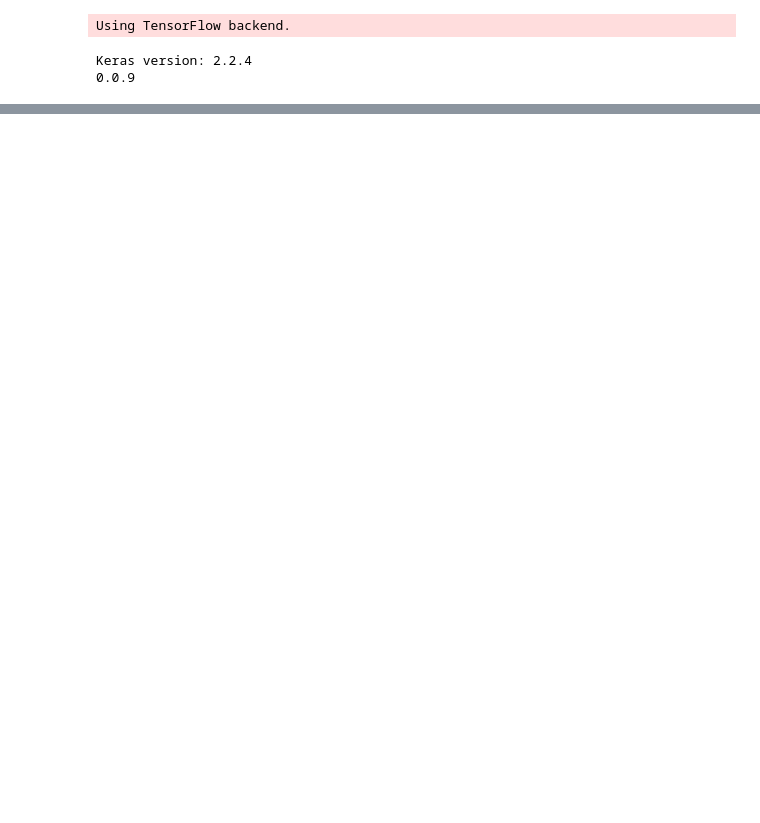
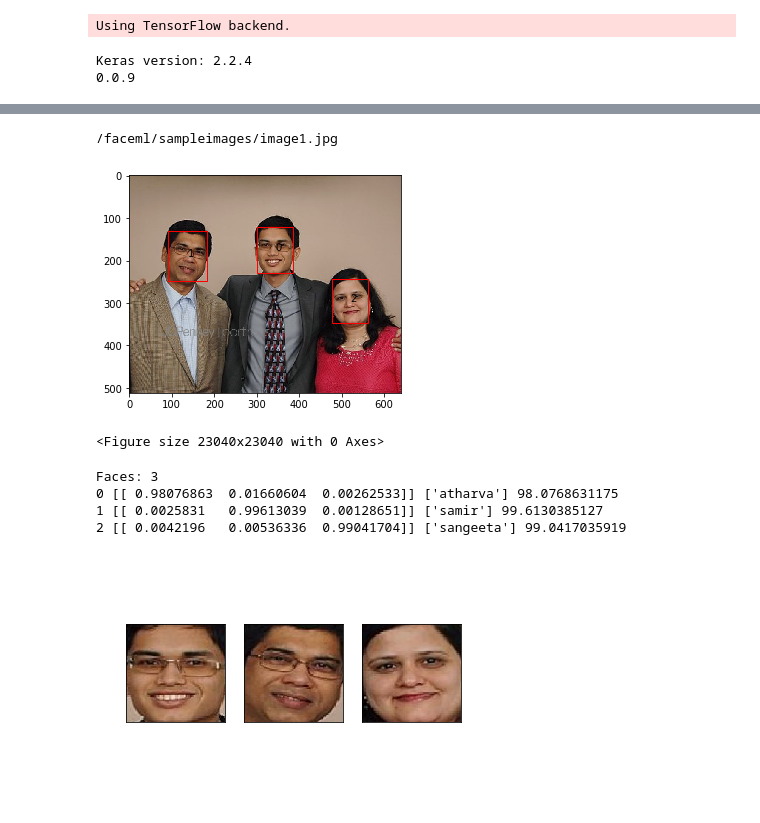
Before and after one commit to samirsdoshi/faceml, a Jupyter notebook: faceml/notebooks/FD_keras.ipynb, the cells around one changed output, grey strips where cells are left out. Saved outputs shown, nothing was run; the diff lists cells and outputs as text; code cells hidden in the pictures; blank space fills up the shorter version.

Commit message:
Samir:margin enhancements

```diff
--- a/faceml/notebooks/FD_keras.ipynb
+++ b/faceml/notebooks/FD_keras.ipynb
@@ -194,21 +148,6 @@ def get_embedding(model, face_pixels):
 # load the facenet model
 model = load_facenet_model()
 print('Loaded Model')
-
-# convert each face in the train set to an embedding
-newTrainX = list()
-for face_pixels in trainX:
-    embedding = get_embedding(model, face_pixels)
-    newTrainX.append(embedding)
-newTrainX = asarray(newTrainX)
-print(newTrainX.shape)
-# convert each face in the test set to an embedding
-newTestX = list()
-for face_pixels in testX:
-    embedding = get_embedding(model, face_pixels)
-    newTestX.append(embedding)
-newTestX = asarray(newTestX)
-print(newTestX.shape)
 # %% [output]
 [<tf.Tensor 'input_1:0' shape=(?, 160, 160, 3) dtype=float32>]
 [<tf.Tensor 'Bottleneck_BatchNorm/cond/Merge:0' shape=(?, 128) dtype=float32>]
@@ -249,9 +155,10 @@ Accuracy: train=94.667, test=83.333
 # %%
-def show_image(image_file, x1, y1, x2, y2):
-    im = load_image(image_file)
+def show_image(im, x1, y1, x2, y2):
     fig,ax = pyplot.subplots(1)
     pyplot.figure(figsize=(320,320))
     ax.imshow(im)
+    if (x1 is None):
+        return
     for i in range(len(x1)):
         rect = patches.Rectangle((x1[i],y1[i]),x2[i]-x1[i],y2[i]-y1[i],linewidth=1,edgecolor='r',facecolor='none', label=i)
         centerx = x1[i] + (x2[i]-x1[i])/2
@@ -294,0 +193,52 @@ for i in range(len(faces)):
+# %%
+import matplotlib.patches as patches
+from matplotlib import pyplot
+from sklearn.preprocessing import Normalizer
+import pickle
+import math
+
+recognizer_file = "/images/whatsapp/training/recognizer_keras.pickle"
+labelencoder_file = "/images/whatsapp/training/labelencoder_keras.pickle"
+recognizer = pickle.loads(open(recognizer_file, "rb").read())
+out_encoder = pickle.loads(open(labelencoder_file, "rb").read())
+
+image_file='/faceml/sampleimages/image1.jpg'
+
+detector = MTCNN()
+x1, y1, x2, y2, faces, pixels = extract_all_faces(detector, image_file,0)
+show_image(load_image(image_file),x1, y1, x2, y2)
+in_encoder = Normalizer(norm='l2')
+if not faces is None:
+    cols = min(5,len(faces))
+    rows = math.ceil(len(faces)/cols)
+    fig,axes = pyplot.subplots(rows,cols)
+    if (axes.ndim==1):
+        axes=axes.reshape(1,-1)
+    for i in range(rows):
+        for j in range(cols):
+            axes[i,j].axis("off")
+    print("Faces:",len(faces))
+    for i in range(len(faces)):
+        s = fig.add_subplot(rows,cols,i+1)
+        s.set_xticks(())
+        s.set_yticks(())
+        pyplot.imshow(faces[i])
+        yhat_class, yhat_prob = retryPred(x1[i],y1[i],x2[i],y2[i],pixels,model,in_encoder,recognizer)
+        # get name
+        class_index = yhat_class[0]
+        class_probability = yhat_prob[0,class_index] * 100
+        predict_names = out_encoder.inverse_transform(yhat_class)
+        print(i, yhat_prob, predict_names, class_probability)
+else:
+    print("No known faces found")
+
+pyplot.show()
+# %% [output]
+/faceml/sampleimages/image1.jpg
+[figure, added]
+<Figure size 23040x23040 with 0 Axes>
+Faces: 3
+0 [[ 0.98076863  0.01660604  0.00262533]] ['atharva'] 98.0768631175
+1 [[ 0.0025831   0.99613039  0.00128651]] ['samir'] 99.6130385127
+2 [[ 0.0042196   0.00536336  0.99041704]] ['sangeeta'] 99.0417035919
+[figure, added]
```
Also changed, not shown: parts of 7 cells of this notebook, 13 other files.
